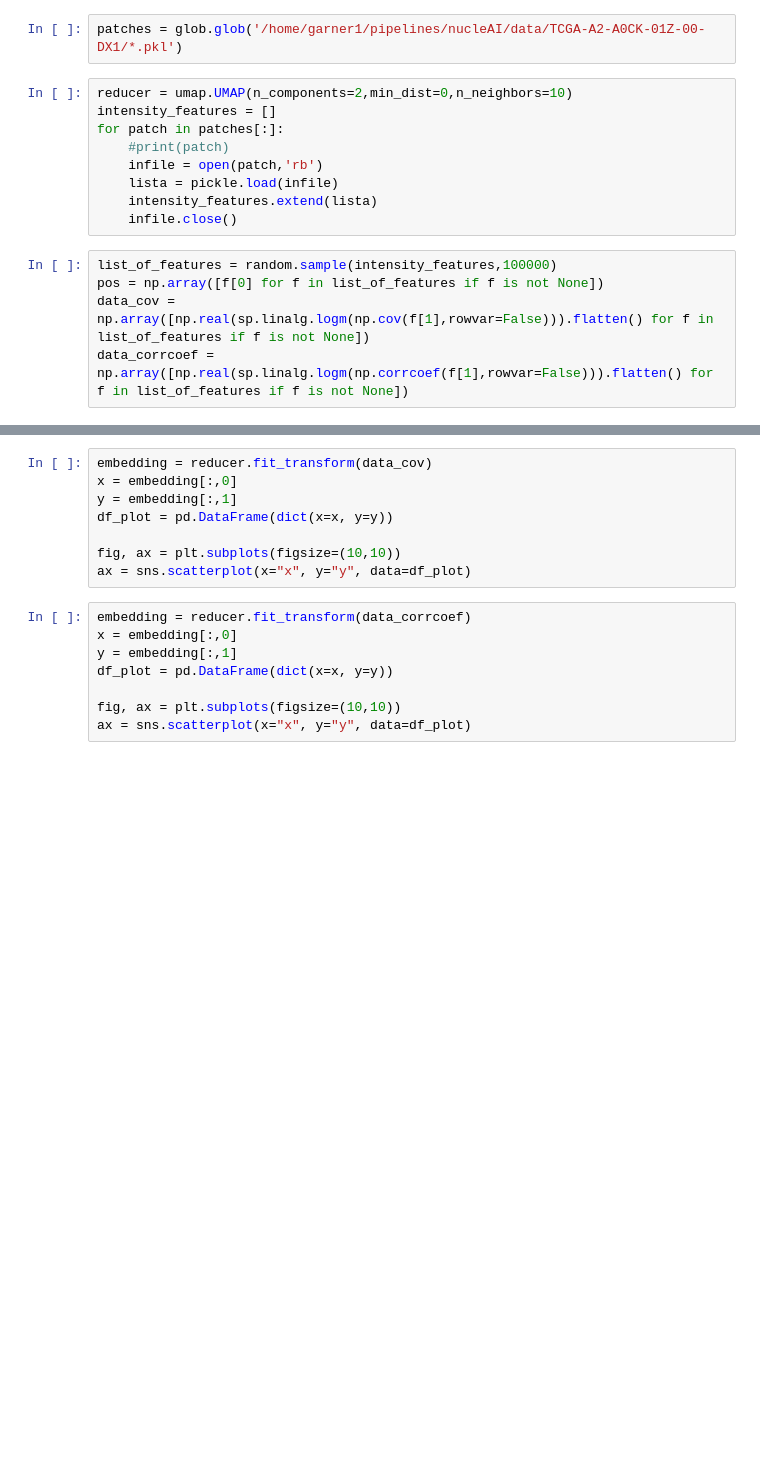
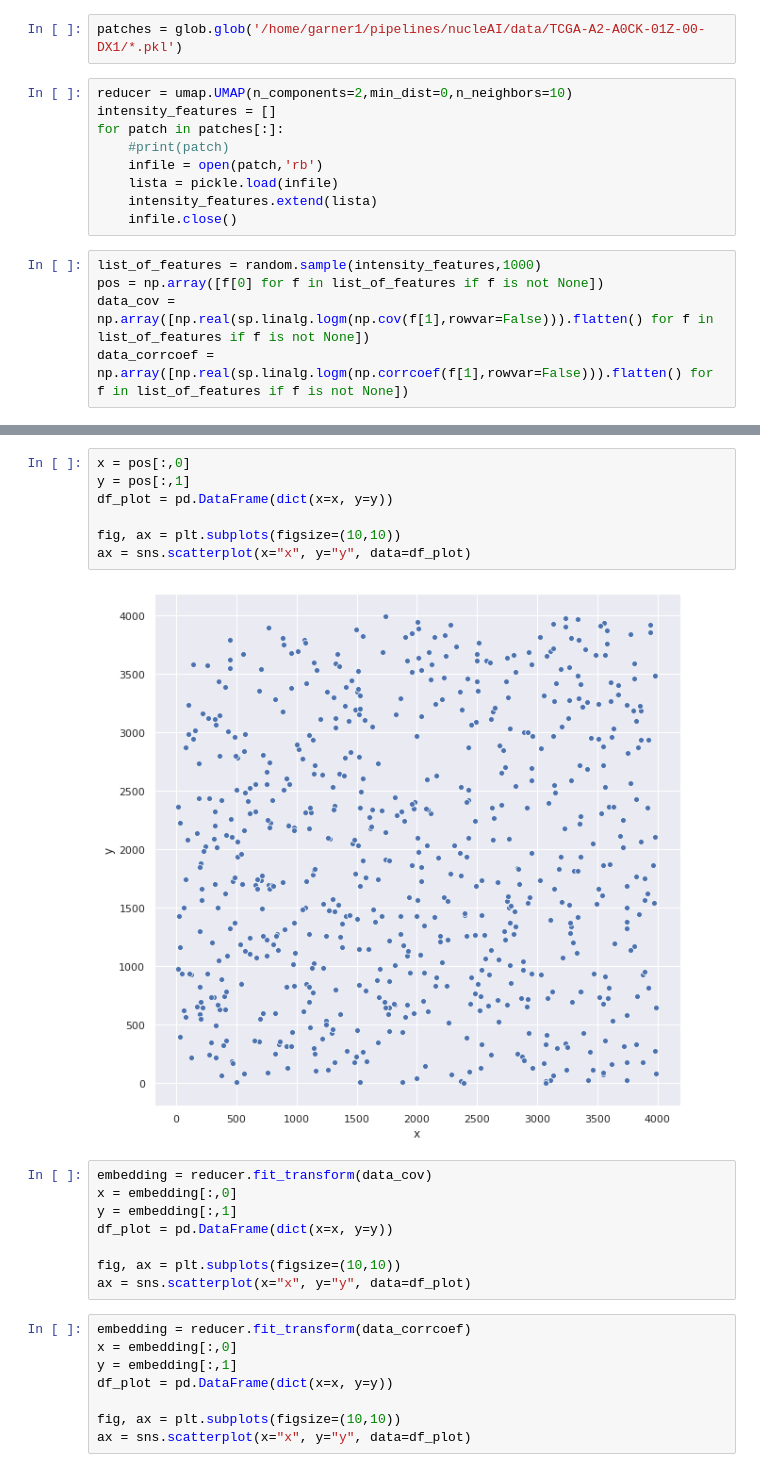
Before and after one commit to garner1/nucleAI, a Jupyter notebook: ipynb/represent_covd_with_intensity.ipynb, the cells around one changed output, grey strips where cells are left out. Drawn from its saved outputs; the diff is of its cells as text; blank space fills up the shorter version.

```diff
--- a/ipynb/represent_covd_with_intensity.ipynb
+++ b/ipynb/represent_covd_with_intensity.ipynb
@@ -50,7 +50,7 @@ for patch in patches[:]:
     intensity_features.extend(lista)
     infile.close()
 # %%
-list_of_features = random.sample(intensity_features,100000)
+list_of_features = random.sample(intensity_features,1000)
 pos = np.array([f[0] for f in list_of_features if f is not None])
 data_cov = np.array([np.real(sp.linalg.logm(np.cov(f[1],rowvar=False))).flatten() for f in list_of_features if f is not None])
 data_corrcoef = np.array([np.real(sp.linalg.logm(np.corrcoef(f[1],rowvar=False))).flatten() for f in list_of_features if f is not None])
@@ -60,3 +67,12 @@ logm result may be inaccurate, approximate err = 7.054588707030371e-13
+# %%
+x = pos[:,0]
+y = pos[:,1]
+df_plot = pd.DataFrame(dict(x=x, y=y))
+
+fig, ax = plt.subplots(figsize=(10,10))
+ax = sns.scatterplot(x="x", y="y", data=df_plot)
+# %% [output]
+[figure, added]
 # %%
 embedding = reducer.fit_transform(data_cov)
 x = embedding[:,0]
```
Also changed, not shown: parts of 2 cells of this notebook, 4 other files.
